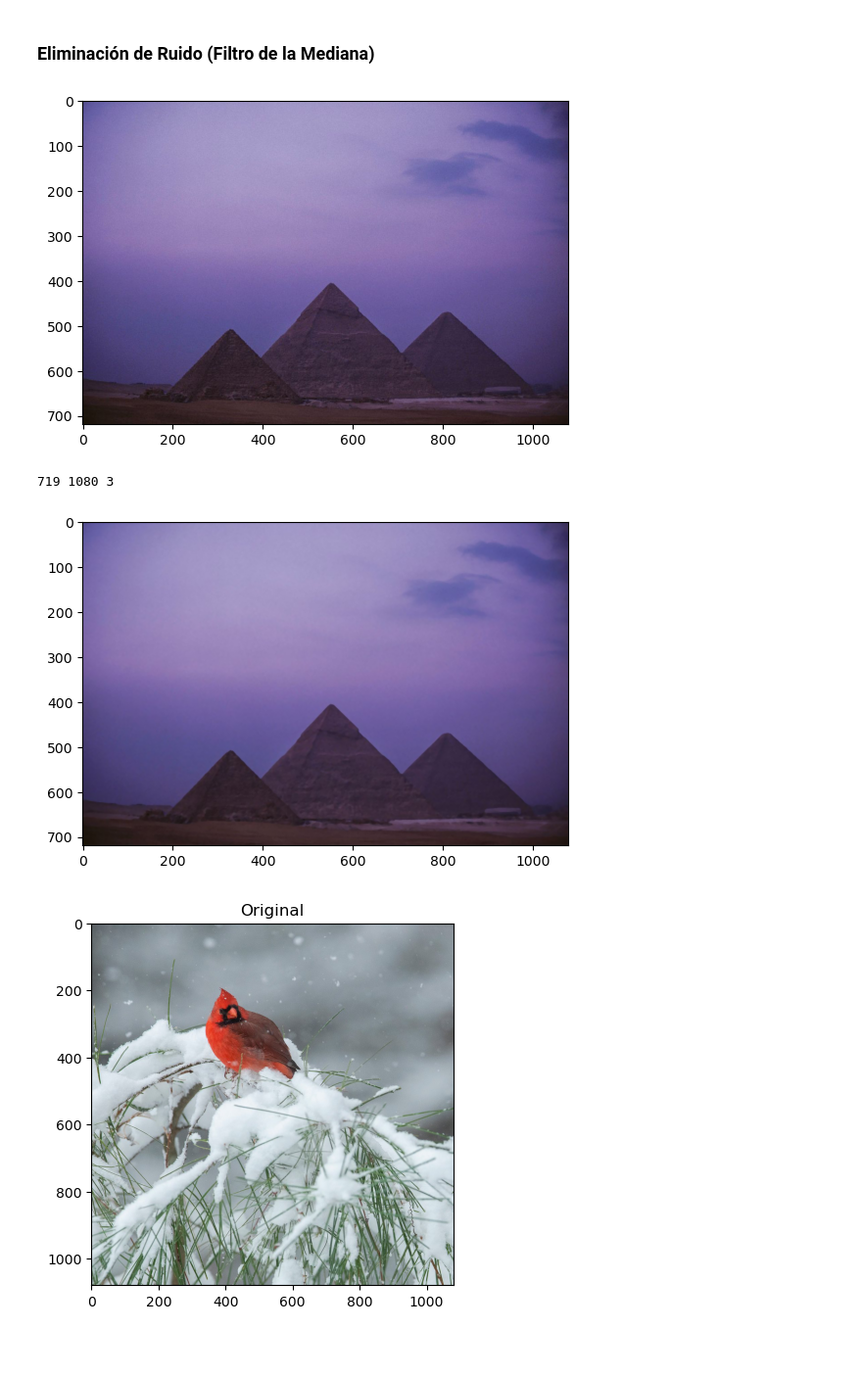
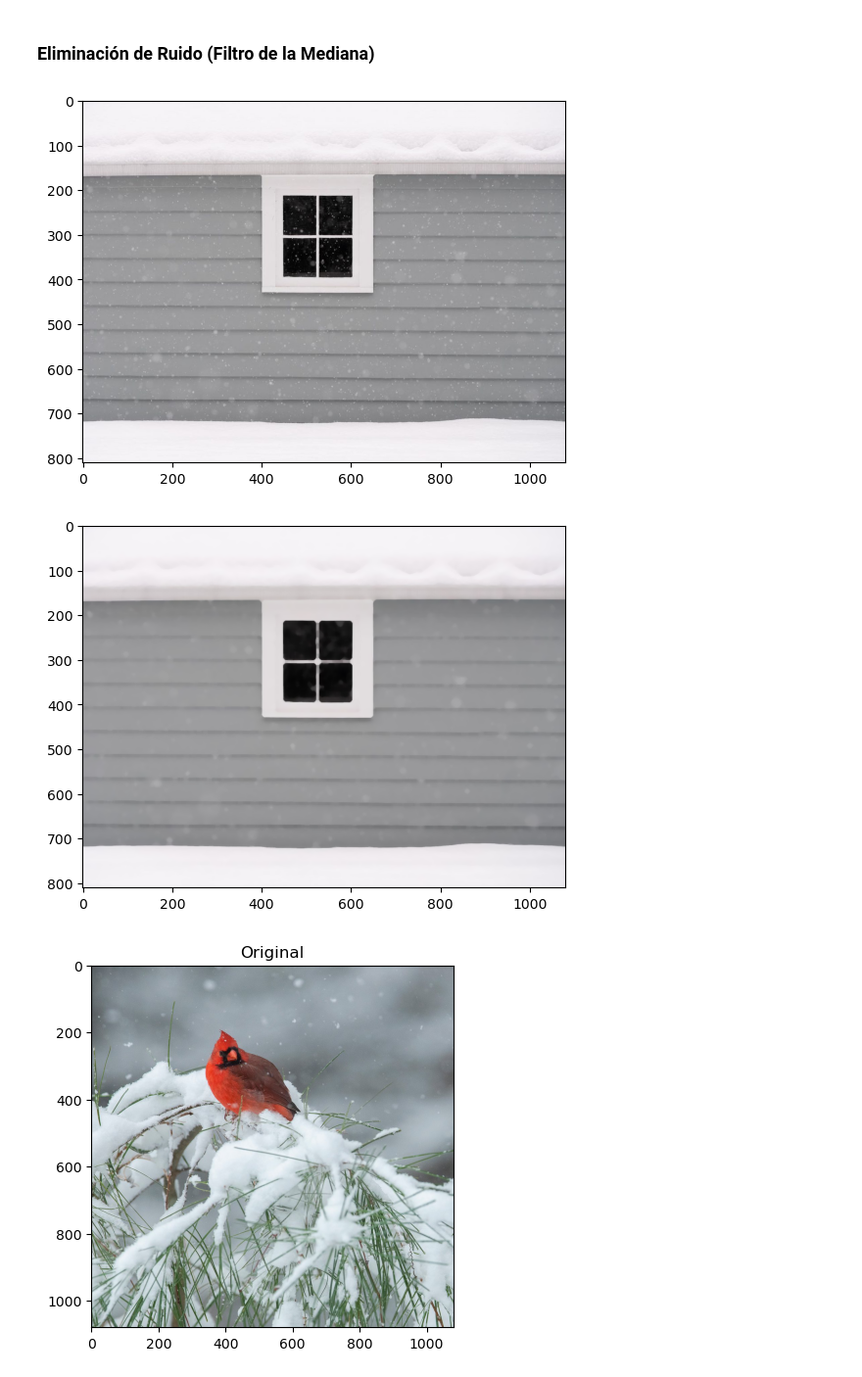
Before and after one commit to morozco0/TICS315, a Jupyter notebook: VA/Tarea 4.ipynb, the cells around one changed output. Shown at 98% size. Drawn from its saved outputs; the diff is of its cells as text; code cells hidden in the pictures; blank space fills up the shorter version.

Commit message:
nueva imagen ruido

```diff
--- a/VA/Tarea 4.ipynb
+++ b/VA/Tarea 4.ipynb
@@ -10,29 +10,23 @@ import matplotlib.pyplot as plt
 ### Eliminación de Ruido (Filtro de la Mediana)
 # %%
 #lectura de imagen
-img = cv2.imread("images/ruido.jpg")
+img = cv2.imread("images/ruido2.jpg")
 
 #transformación a niveles de gris
 img_rgb = cv2.cvtColor(img, cv2.COLOR_BGR2RGB)
 
 plt.imshow(img_rgb)
 plt.show()
 
-#lectura de la imagen
-m,n,ch = img_rgb.shape
-print(m,n,ch)
-
-
 #aplicamos el filtro
-img_median = cv2.medianBlur(img_rgb,5)
+img_median = cv2.medianBlur(img_rgb,11)
 
 cv2.imwrite('images/resultado_ruido.jpg',cv2.cvtColor(img_median, cv2.COLOR_BGR2RGB))
 plt.imshow(img_median)
 plt.show()
 # %% [output]
-[figure, old version]
+[figure, new version]
-719 1080 3
-[figure, old version]
+[figure, new version]
 # %%
 from ast import Eq
 import numpy as np
```
Also changed, not shown: 2 other files.
